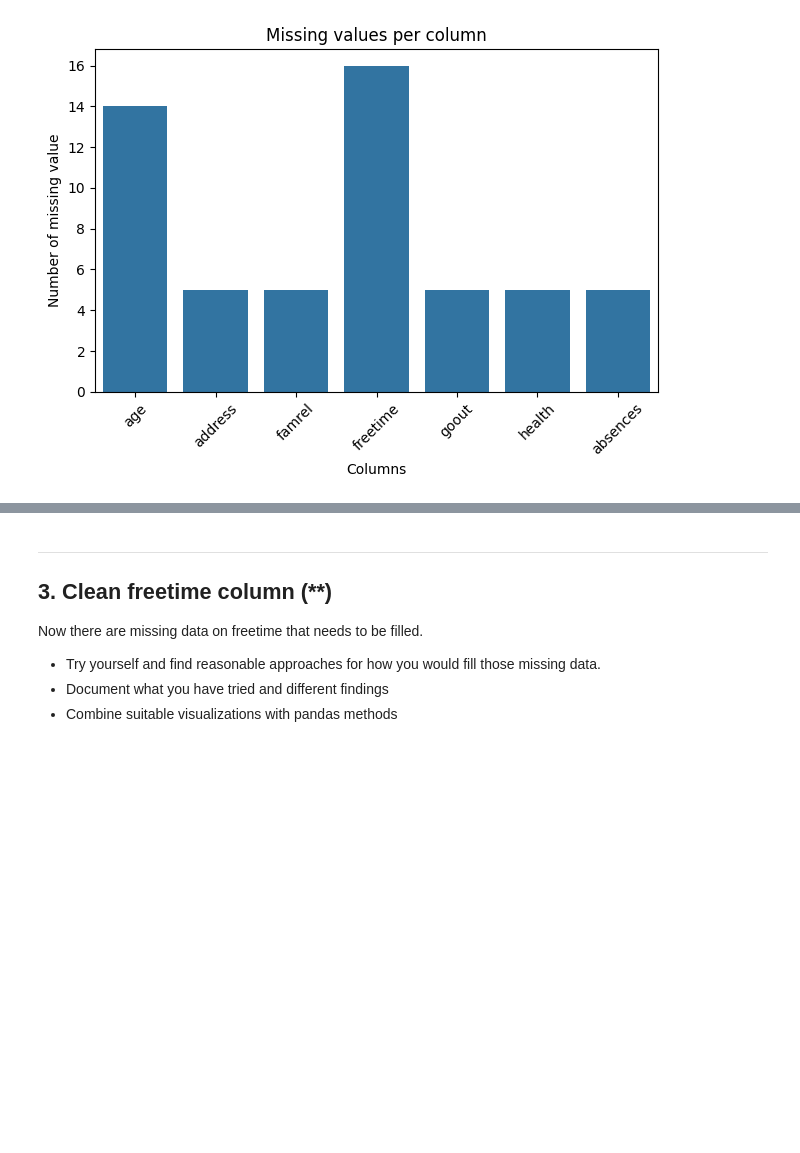
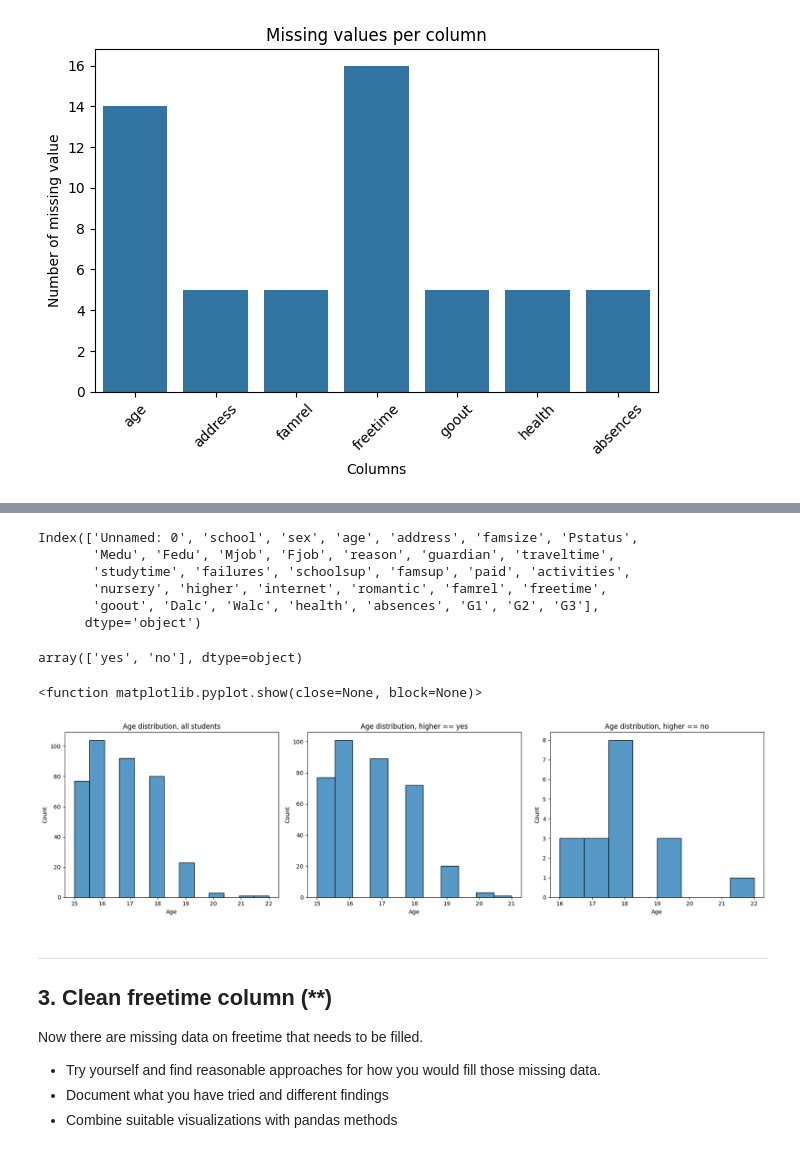
Before and after one commit to m0hsen-m0hseni/Databehandling-Mohsen-Mohseni, a Jupyter notebook: Exercises/E01_missing_aggregation.ipynb, the cells around one changed output, grey strips where cells are left out. Cells and saved outputs as stored; diff of their text form; code cells hidden in the pictures; blank space fills up the shorter version.

```diff
--- a/Exercises/E01_missing_aggregation.ipynb
+++ b/Exercises/E01_missing_aggregation.ipynb
@@ -271,3 +317,45 @@ g)
+# %%
+# c)
+student_data.columns
+# %% [output]
+Index(['Unnamed: 0', 'school', 'sex', 'age', 'address', 'famsize', 'Pstatus',
+       'Medu', 'Fedu', 'Mjob', 'Fjob', 'reason', 'guardian', 'traveltime',
+       'studytime', 'failures', 'schoolsup', 'famsup', 'paid', 'activities',
+       'nursery', 'higher', 'internet', 'romantic', 'famrel', 'freetime',
+       'goout', 'Dalc', 'Walc', 'health', 'absences', 'G1', 'G2', 'G3'],
+      dtype='object')
+# %%
+# d)
+student_data["higher"].unique()
+# %% [output]
+array(['yes', 'no'], dtype=object)
+# %%
+# e)
+import matplotlib.pyplot as plt
+import seaborn as sns
+
+fig, axes = plt.subplots(1, 3, figsize=(18, 5))
+
+sns.histplot(data=student_data, x='age', ax=axes[0])
+axes[0].set_title("Age distribution, all students")
+axes[0].set_xlabel("Age")
+axes[0].set_ylabel("Count")
+
+sns.histplot(data=student_data[student_data['higher'] == 'yes'], x='age', ax=axes[1])
+axes[1].set_title("Age distribution, higher == yes")
+axes[1].set_xlabel("Age")
+axes[1].set_ylabel("Count")
+
+sns.histplot(data=student_data[student_data['higher'] == 'no'], x='age', ax=axes[2])
+axes[2].set_title("Age distribution, higher == no")
+axes[2].set_xlabel("Age")
+axes[2].set_ylabel("Count")
+
+plt.tight_layout()
+plt.show
+# %% [output]
+<function matplotlib.pyplot.show(close=None, block=None)>
+[figure, added]
 # %% [markdown]
 ---
 ## 3. Clean freetime column (**)
```
Also changed, not shown: parts of 6 cells of this notebook.
